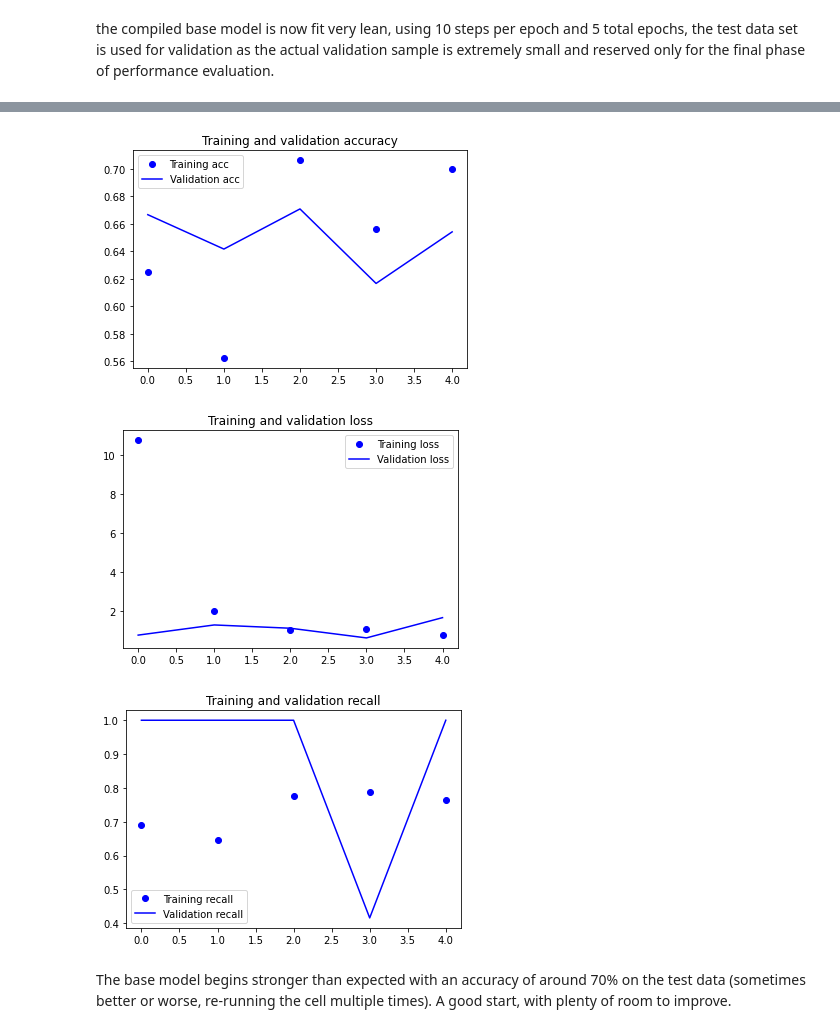
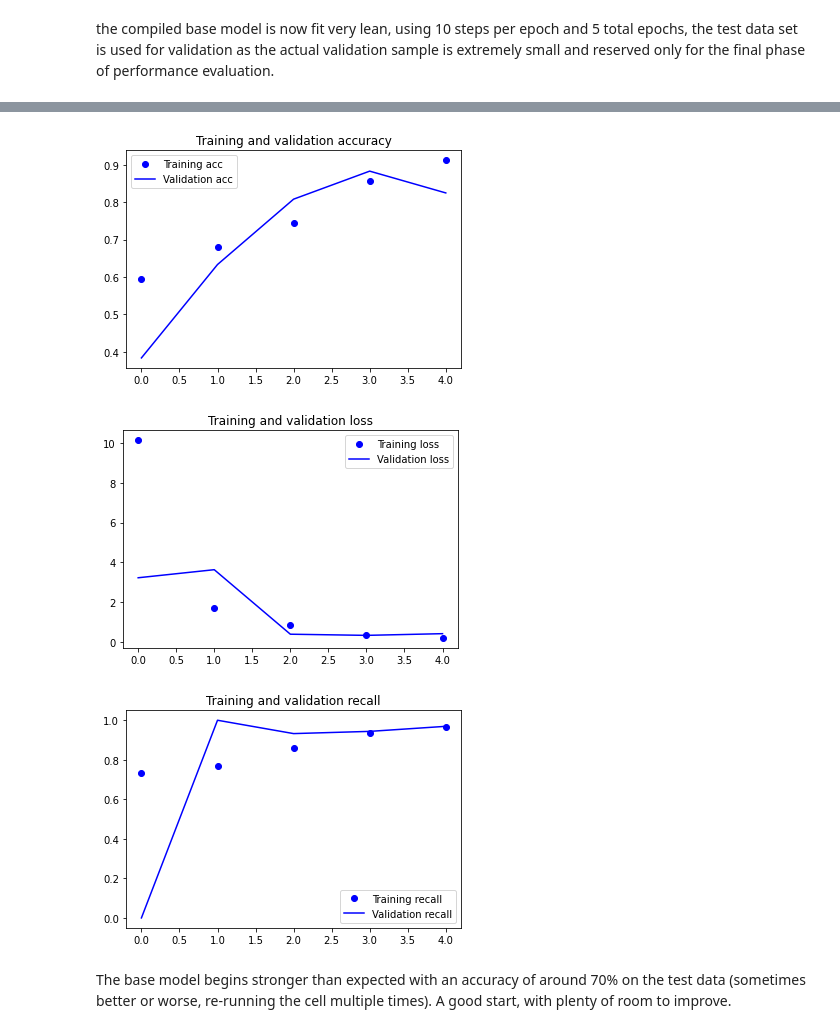
Before and after one commit to Zeth-Abney/Flatiron-school, a Jupyter notebook: phase-4/PROJECT-2/modeling.ipynb, the cells around one changed output, grey strips where cells are left out. Cells and saved outputs as stored; diff of their text form; code cells hidden in the pictures.

```diff
--- a/phase-4/PROJECT-2/modeling.ipynb
+++ b/phase-4/PROJECT-2/modeling.ipynb
@@ -62,21 +62,21 @@ val_datagen = ImageDataGenerator(rescale=1./255)
 train_data_generator = train_datagen.flow_from_directory(
                        train_dir,
                        target_size=(150,150),
-                       batch_size=16,
+                       batch_size=8,
                        class_mode='binary',
                        color_mode='grayscale')
 
 test_data_generator = test_datagen.flow_from_directory(
                       test_dir,
                       target_size=(150,150),
-                      batch_size=16,
+                      batch_size=8,
                       class_mode='binary',
                       color_mode='grayscale')
 
 val_data_generator = val_datagen.flow_from_directory(
                      val_dir,
                      target_size=(150,150),
-                     batch_size=16,
+                     batch_size=8,
                      class_mode='binary',
                      color_mode='grayscale')
 # %% [output]
@@ -113,7 +113,7 @@ base_model.compile(
 the compiled base model is now fit very lean, using 10 steps per epoch and 5 total epochs, the test data set is used for validation as the actual validation sample is extremely small and reserved only for the final phase of performance evaluation.
 # %%
 base_model_results = base_model.fit(train_data_generator,
-                              steps_per_epoch=10,
+                              steps_per_epoch=20,
                               epochs=5,
                               validation_data=test_data_generator,
                               validation_steps=15)
@@ -131,9 +131,9 @@ Epoch 5/5
 # %%
-visualize_training(base_model_results,1)
+visualize_training(base_model_results,"")
 # %% [output]
-[figure, old version]
+[figure, new version]
-[figure, old version]
+[figure, new version]
-[figure, old version]
+[figure, new version]
 # %% [markdown]
 The base model begins stronger than expected with an accuracy of around 70% on the test data (sometimes better or worse, re-running the cell multiple times). A good start, with plenty of room to improve.
 # %% [markdown]
```
Also changed, not shown: parts of 21 cells of this notebook.
